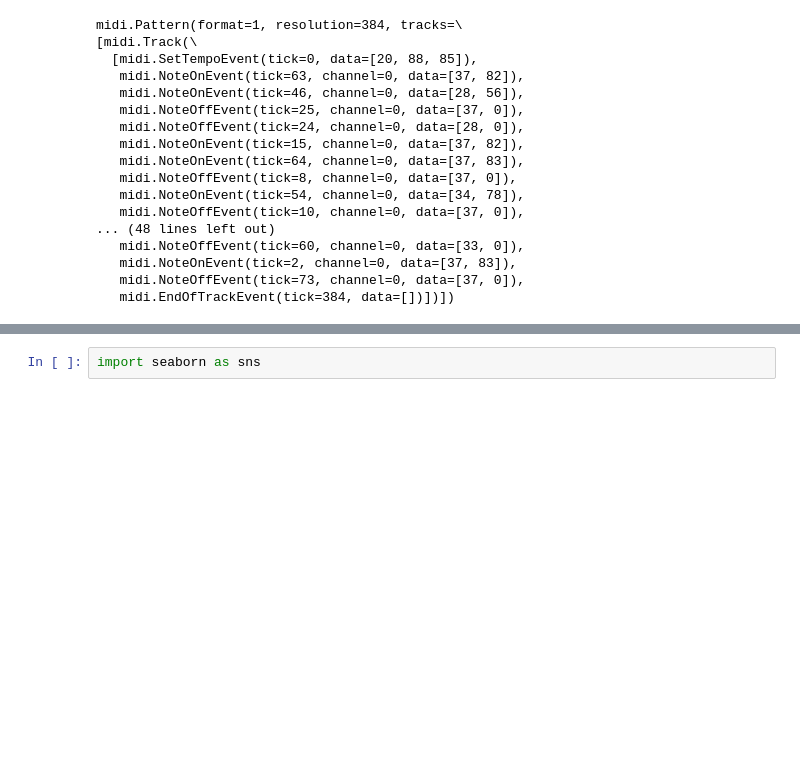
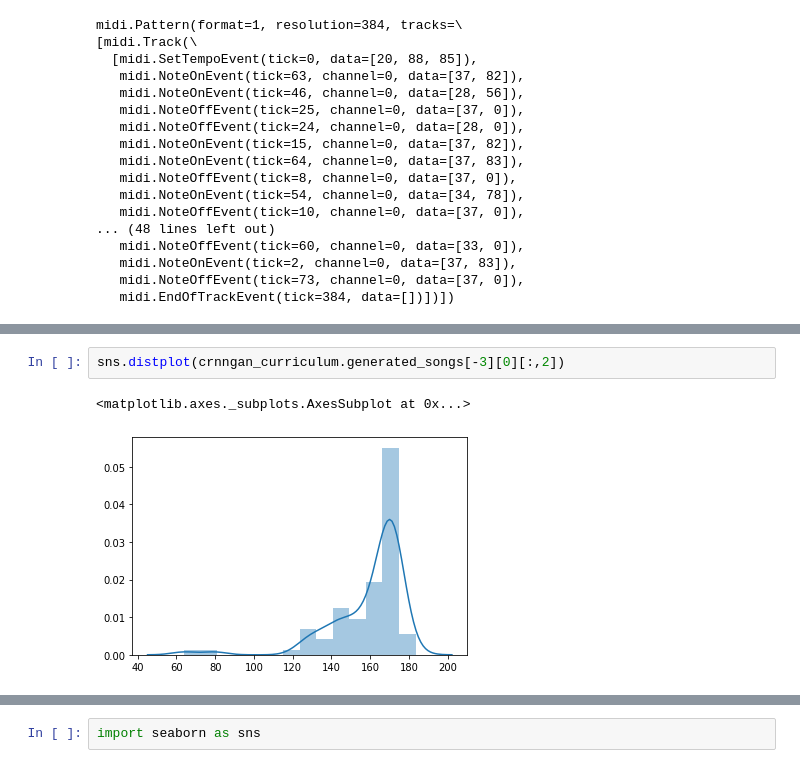
Before and after one commit to Jhdemendoza/TFM, a Jupyter notebook: C-RNN-GAN_V2.ipynb, the cells around one changed output, grey strips where cells are left out. Cells and saved outputs as stored; diff of their text form; blank space fills up the shorter version.

```diff
--- a/C-RNN-GAN_V2.ipynb
+++ b/C-RNN-GAN_V2.ipynb
@@ -359,0 +387,5 @@ midi.Pattern(format=1, resolution=384, tracks=\
+# %%
+sns.distplot(crnngan_curriculum.generated_songs[-3][0][:,2])
+# %% [output]
+<matplotlib.axes._subplots.AxesSubplot at 0x...>
+[figure, added]
```
Also changed, not shown: parts of 48 cells of this notebook, 5 other files.
